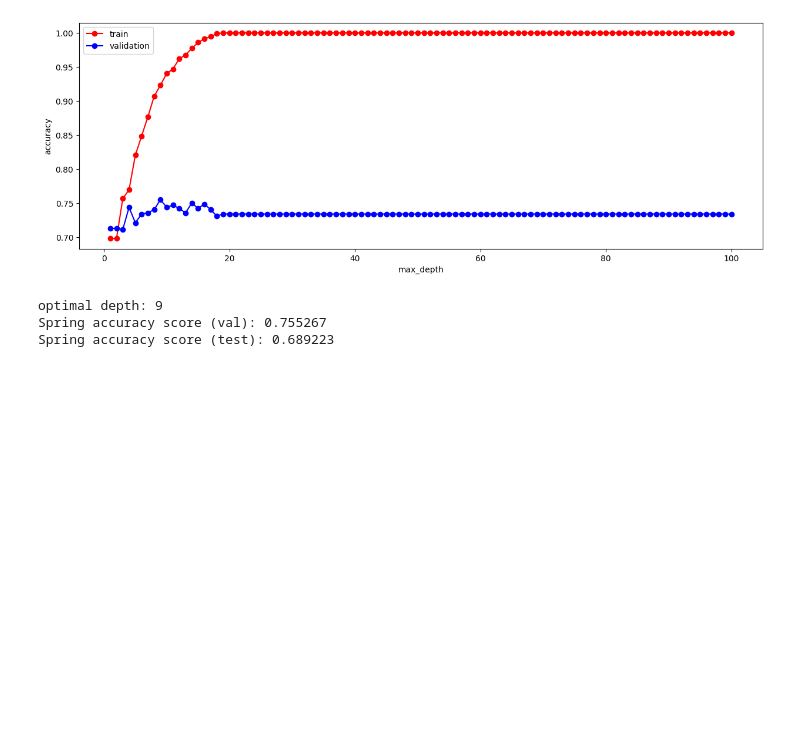
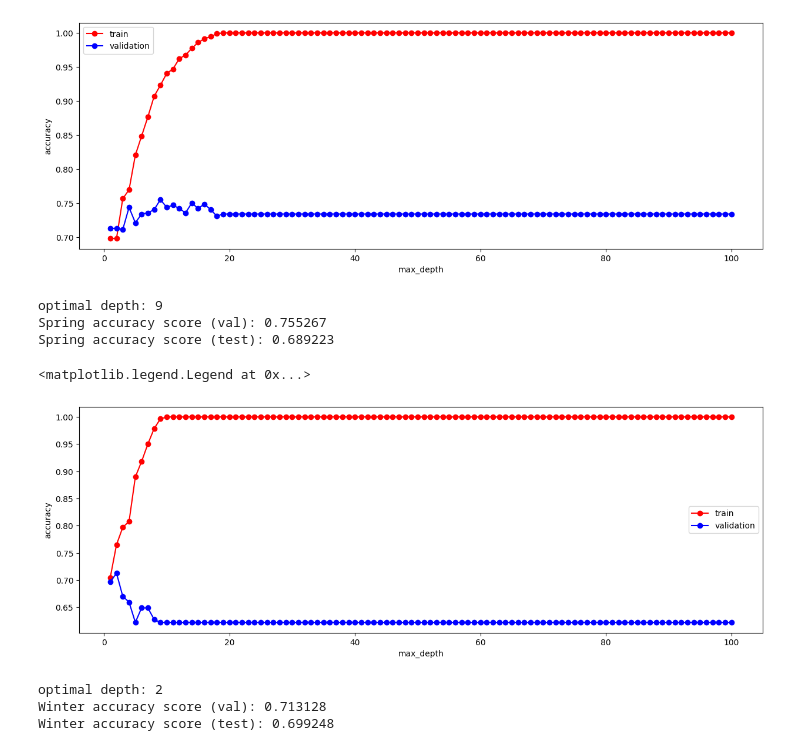
Before and after one commit to pavlila/lol-worlds-2025-predict, a Jupyter notebook: notebooks/decision_tree_train.ipynb, the cells around one changed output. Saved outputs shown, nothing was run; the diff lists cells and outputs as text; code cells hidden in the pictures; blank space fills up the shorter version.

```diff
--- a/notebooks/decision_tree_train.ipynb
+++ b/notebooks/decision_tree_train.ipynb
@@ -14,15 +14,20 @@ random_seed = 42
 # %%
 data_ws = pd.read_csv("../data/featured/winter_spring.csv", sep=';')
 data_s = pd.read_csv("../data/featured/spring.csv", sep=';')
+data_w = pd.read_csv("../data/featured/winter_daily.csv", sep=';')
 
 Xdata_ws = data_ws.drop('teamA_win', axis=1)
 ydata_ws = data_ws.teamA_win
 
 Xdata_s = data_s.drop('teamA_win', axis=1)
 ydata_s = data_s.teamA_win
+
+Xdata_w = data_w.drop('teamA_win', axis=1)
+ydata_w = data_w.teamA_win
 # %%
 Xtrain_ws, Xval_ws, ytrain_ws, yval_ws = train_test_split(Xdata_ws, ydata_ws, test_size=0.4, random_state=random_seed)
 Xtrain_s, Xval_s, ytrain_s, yval_s = train_test_split(Xdata_s, ydata_s, test_size=0.4, random_state=random_seed)
+Xtrain_w, Xval_w, ytrain_w, yval_w = train_test_split(Xdata_w, ydata_w, test_size=0.4, random_state=random_seed)
 
 test_data = pd.read_csv("../data/featured/summer.csv", sep=';')
 Xtest = test_data.drop('teamA_win', axis=1)
@@ -108,3 +113,34 @@ print('Spring accuracy score (test): {0:.6f}'.format(metrics.accuracy_score(ytes
 optimal depth: 9
 Spring accuracy score (val): 0.755267
 Spring accuracy score (test): 0.689223
+# %%
+val_acc = []
+train_acc = []
+depths = range(1,101)
+for depth in depths:
+    clf = DecisionTreeClassifier(max_depth=depth, random_state = 42)
+    clf.fit(Xtrain_w, ytrain_w)
+    train_acc.append(metrics.accuracy_score(ytrain_w, clf.predict(Xtrain_w)))
+    val_acc.append(metrics.accuracy_score(yval_w, clf.predict(Xval_w)))
+# %%
+plt.figure(figsize=(15,5))
+plt.plot(depths, train_acc,'or-') #o: body, r: barva, -: spojení bodů linkou
+plt.plot(depths, val_acc,'ob-')
+plt.xlabel('max_depth')
+plt.ylabel('accuracy')
+plt.legend(['train', 'validation'])
+# %% [output]
+<matplotlib.legend.Legend at 0x...>
+[figure, added]
+# %%
+optimal_depth = np.argmax(val_acc) + 1
+print(f"optimal depth: {optimal_depth}")
+clf_s = DecisionTreeClassifier(max_depth=optimal_depth, random_state = 42)
+clf_s.fit(Xtrain_s, ytrain_s)
+
+print('Winter accuracy score (val): {0:.6f}'.format(metrics.accuracy_score(yval_s, clf_s.predict(Xval_s))))
+print('Winter accuracy score (test): {0:.6f}'.format(metrics.accuracy_score(ytest, clf_s.predict(Xtest))))
+# %% [output]
+optimal depth: 2
+Winter accuracy score (val): 0.713128
+Winter accuracy score (test): 0.699248
```
Also changed, not shown: 34 other files.
